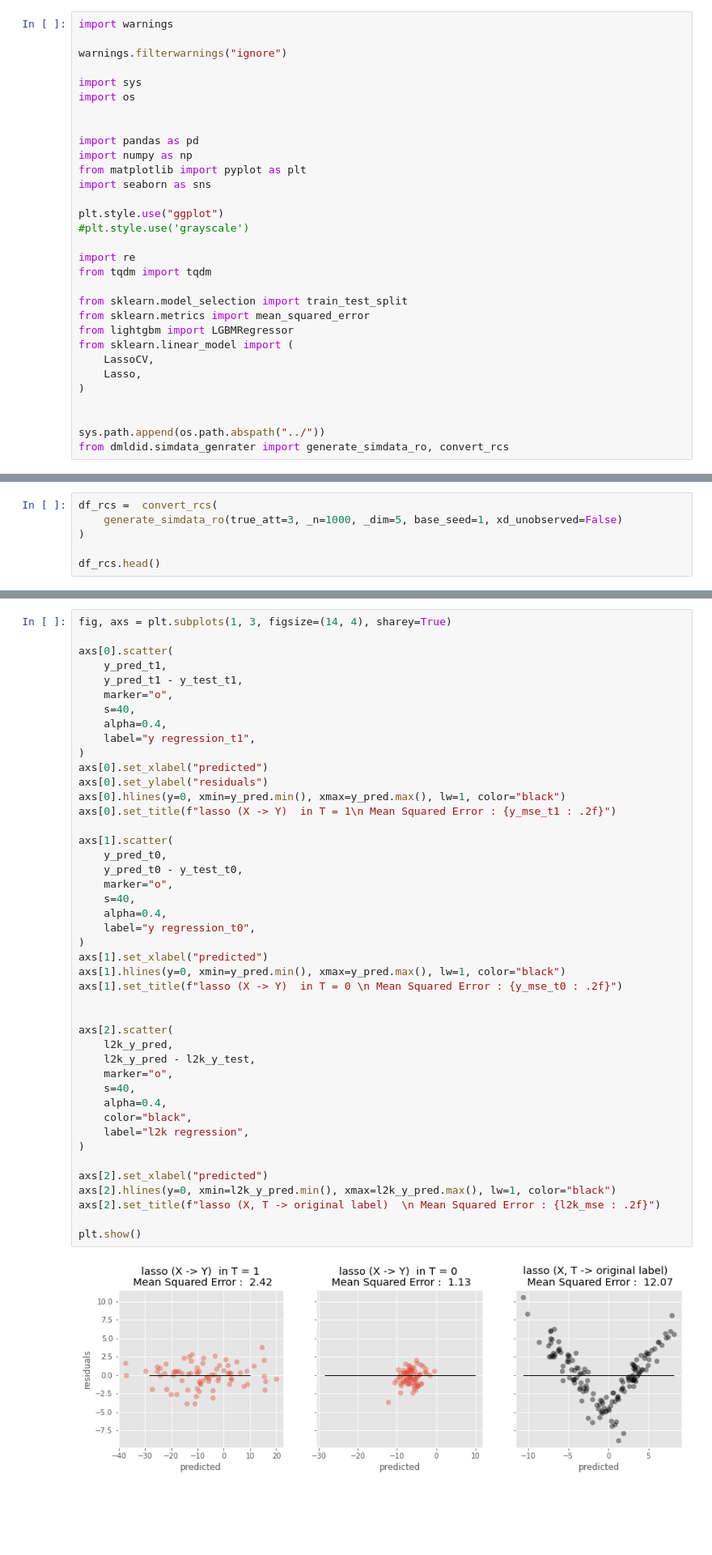
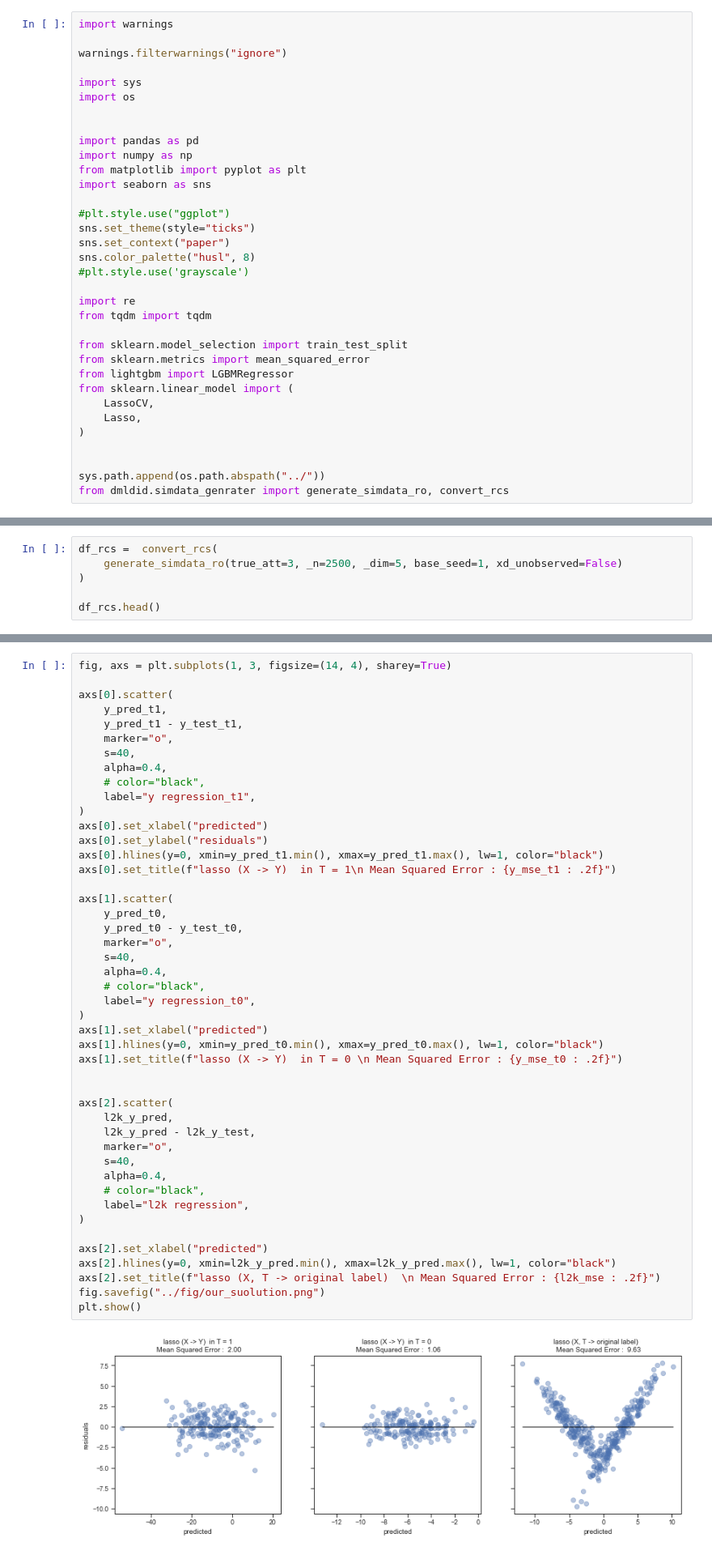
Before and after one commit to MasaAsami/modified_DMLDiD_RCS, a Jupyter notebook: notebooks/Why_original_l2kmodel_is_wrong.ipynb, the cells around one changed output, grey strips where cells are left out. Shown at 81% size. Drawn from its saved outputs; the diff is of its cells as text; blank space fills up the shorter version.

```diff
--- a/notebooks/Why_original_l2kmodel_is_wrong.ipynb
+++ b/notebooks/Why_original_l2kmodel_is_wrong.ipynb
@@ -12,7 +12,10 @@ import numpy as np
 from matplotlib import pyplot as plt
 import seaborn as sns
 
-plt.style.use("ggplot")
+#plt.style.use("ggplot")
+sns.set_theme(style="ticks")
+sns.set_context("paper")
+sns.color_palette("husl", 8)
 #plt.style.use('grayscale')
 
 import re
@@ -38,7 +41,7 @@ from dmldid.simdata_genrater import generate_simdata_ro, convert_rcs
 - N = 500
 # %%
 df_rcs =  convert_rcs(
-    generate_simdata_ro(true_att=3, _n=1000, _dim=5, base_seed=1, xd_unobserved=False)
+    generate_simdata_ro(true_att=3, _n=2500, _dim=5, base_seed=1, xd_unobserved=False)
 )
 
 df_rcs.head()
@@ -206,40 +210,42 @@ axs[0].scatter(
     marker="o",
     s=40,
     alpha=0.4,
+    # color="black",
     label="y regression_t1",
 )
 axs[0].set_xlabel("predicted")
 axs[0].set_ylabel("residuals")
-axs[0].hlines(y=0, xmin=y_pred.min(), xmax=y_pred.max(), lw=1, color="black")
+axs[0].hlines(y=0, xmin=y_pred_t1.min(), xmax=y_pred_t1.max(), lw=1, color="black")
 axs[0].set_title(f"lasso (X -> Y)  in T = 1\n Mean Squared Error : {y_mse_t1 : .2f}")
 
 axs[1].scatter(
     y_pred_t0,
     y_pred_t0 - y_test_t0,
     marker="o",
     s=40,
     alpha=0.4,
+    # color="black",
     label="y regression_t0",
 )
 axs[1].set_xlabel("predicted")
-axs[1].hlines(y=0, xmin=y_pred.min(), xmax=y_pred.max(), lw=1, color="black")
+axs[1].hlines(y=0, xmin=y_pred_t0.min(), xmax=y_pred_t0.max(), lw=1, color="black")
 axs[1].set_title(f"lasso (X -> Y)  in T = 0 \n Mean Squared Error : {y_mse_t0 : .2f}")
 
 
 axs[2].scatter(
     l2k_y_pred,
     l2k_y_pred - l2k_y_test,
     marker="o",
     s=40,
     alpha=0.4,
-    color="black",
+    # color="black",
     label="l2k regression",
 )
 
 axs[2].set_xlabel("predicted")
 axs[2].hlines(y=0, xmin=l2k_y_pred.min(), xmax=l2k_y_pred.max(), lw=1, color="black")
 axs[2].set_title(f"lasso (X, T -> original label)  \n Mean Squared Error : {l2k_mse : .2f}")
-
+fig.savefig("../fig/our_suolution.png")
 plt.show()
 # %% [output]
-[figure, old version]
+[figure, new version]
```
Also changed, not shown: parts of 7 cells of this notebook, 18 other files.
